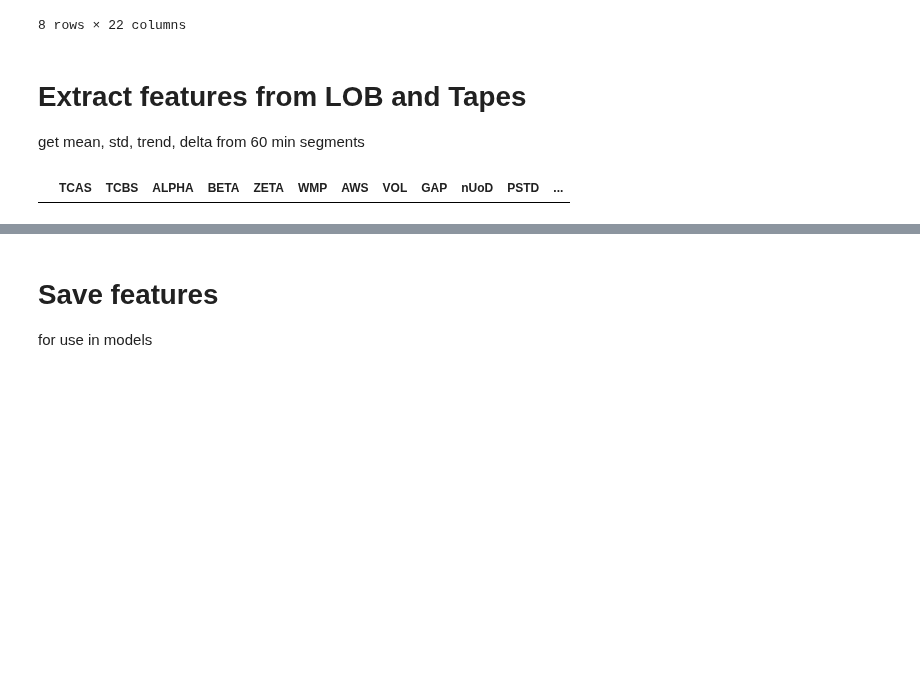
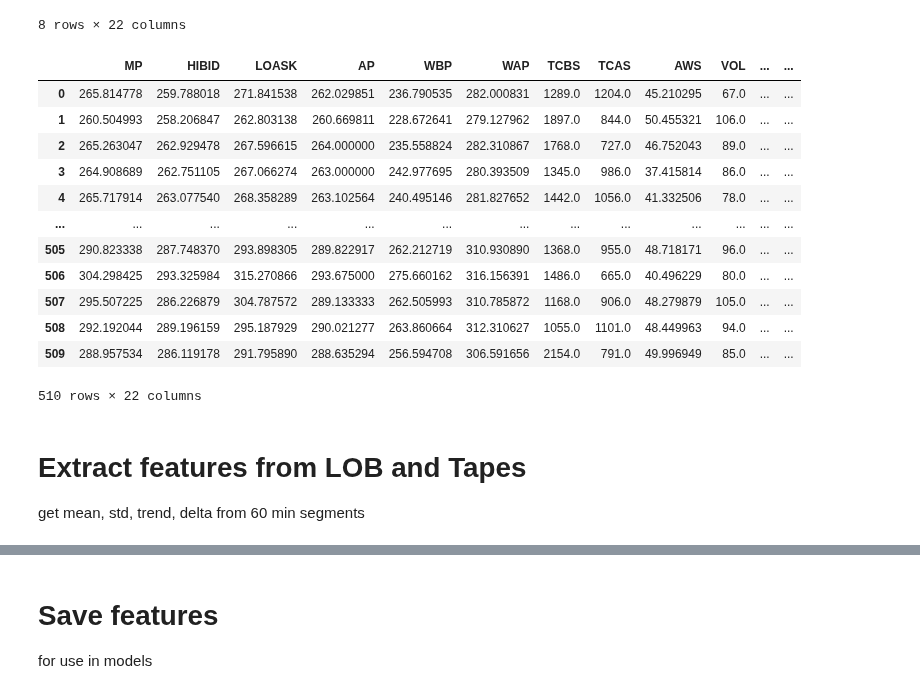
Before and after one commit to UoB-DSMP-2023-24/dsmp-2024-group-19, a Jupyter notebook: final_classification_pipeline.ipynb, the cells around one changed output, grey strips where cells are left out. Saved outputs shown, nothing was run; the diff lists cells and outputs as text; code cells hidden in the pictures; blank space fills up the shorter version.

```diff
--- a/final_classification_pipeline.ipynb
+++ b/final_classification_pipeline.ipynb
@@ -364,20 +364,23 @@ df.describe()
 | 75% | 293.223540 | 288.399743 | 297.924144 | 289.620837 | 282.220354 | 298.825185 | 1206.750000 | 806.750000 | 18.044078 | 104.000000 | ... | ... |
 | max | 319.129438 | 298.309117 | 348.053254 | 298.530000 | 291.897314 | 337.056834 | 2479.000000 | 1275.000000 | 76.150552 | 140.000000 | ... | ... |
 8 rows × 22 columns
+# %%
+df
+# %% [output]
+|  | MP | HIBID | LOASK | AP | WBP | WAP | TCBS | TCAS | AWS | VOL | ... | ... |
+| 0 | 265.814778 | 259.788018 | 271.841538 | 262.029851 | 236.790535 | 282.000831 | 1289.0 | 1204.0 | 45.210295 | 67.0 | ... | ... |
+| 1 | 260.504993 | 258.206847 | 262.803138 | 260.669811 | 228.672641 | 279.127962 | 1897.0 | 844.0 | 50.455321 | 106.0 | ... | ... |
+| 2 | 265.263047 | 262.929478 | 267.596615 | 264.000000 | 235.558824 | 282.310867 | 1768.0 | 727.0 | 46.752043 | 89.0 | ... | ... |
+| 3 | 264.908689 | 262.751105 | 267.066274 | 263.000000 | 242.977695 | 280.393509 | 1345.0 | 986.0 | 37.415814 | 86.0 | ... | ... |
+| 4 | 265.717914 | 263.077540 | 268.358289 | 263.102564 | 240.495146 | 281.827652 | 1442.0 | 1056.0 | 41.332506 | 78.0 | ... | ... |
+| ... | ... | ... | ... | ... | ... | ... | ... | ... | ... | ... | ... | ... |
+| 505 | 290.823338 | 287.748370 | 293.898305 | 289.822917 | 262.212719 | 310.930890 | 1368.0 | 955.0 | 48.718171 | 96.0 | ... | ... |
+| 506 | 304.298425 | 293.325984 | 315.270866 | 293.675000 | 275.660162 | 316.156391 | 1486.0 | 665.0 | 40.496229 | 80.0 | ... | ... |
+| 507 | 295.507225 | 286.226879 | 304.787572 | 289.133333 | 262.505993 | 310.785872 | 1168.0 | 906.0 | 48.279879 | 105.0 | ... | ... |
+| 508 | 292.192044 | 289.196159 | 295.187929 | 290.021277 | 263.860664 | 312.310627 | 1055.0 | 1101.0 | 48.449963 | 94.0 | ... | ... |
+| 509 | 288.957534 | 286.119178 | 291.795890 | 288.635294 | 256.594708 | 306.591656 | 2154.0 | 791.0 | 49.996949 | 85.0 | ... | ... |
+510 rows × 22 columns
 # %% [markdown]
 # Extract features from LOB and Tapes
 
 get mean, std, trend, delta from 60 min segments
-# %%
-# code
-
-features = ["TCAS", "TCBS", "ALPHA", "BETA", "ZETA",
-            "WMP", "AWS", "VOL", "GAP", "nUoD", "PSTD"]
-
-y = "MP_diff(y)"
-
-X_features = pd.DataFrame(columns=features+[y])
-
-X_features
-# %% [output]
-|  | TCAS | TCBS | ALPHA | BETA | ZETA | WMP | AWS | VOL | GAP | nUoD | PSTD | ... |
```
Also changed, not shown: parts of 6 cells of this notebook.
